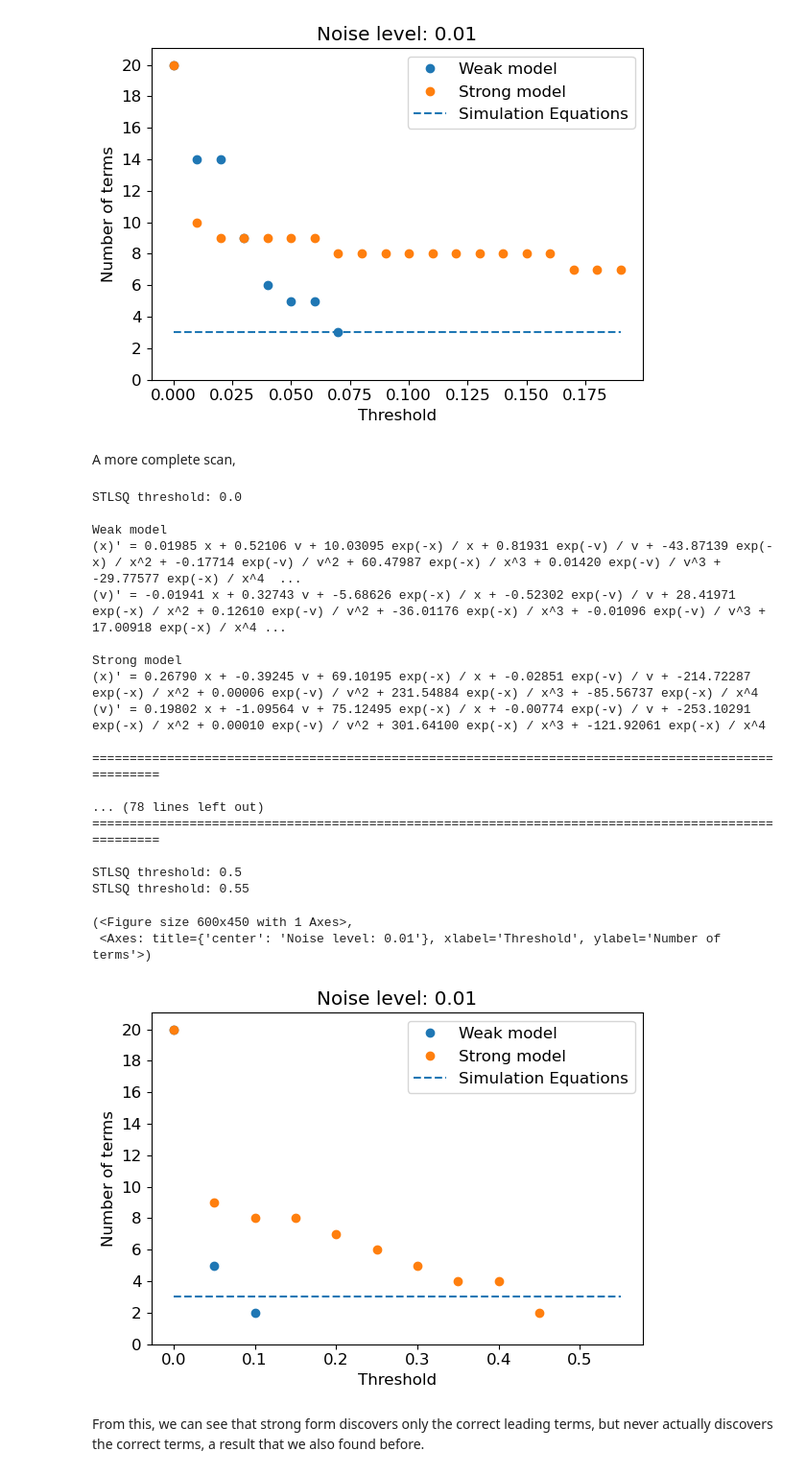
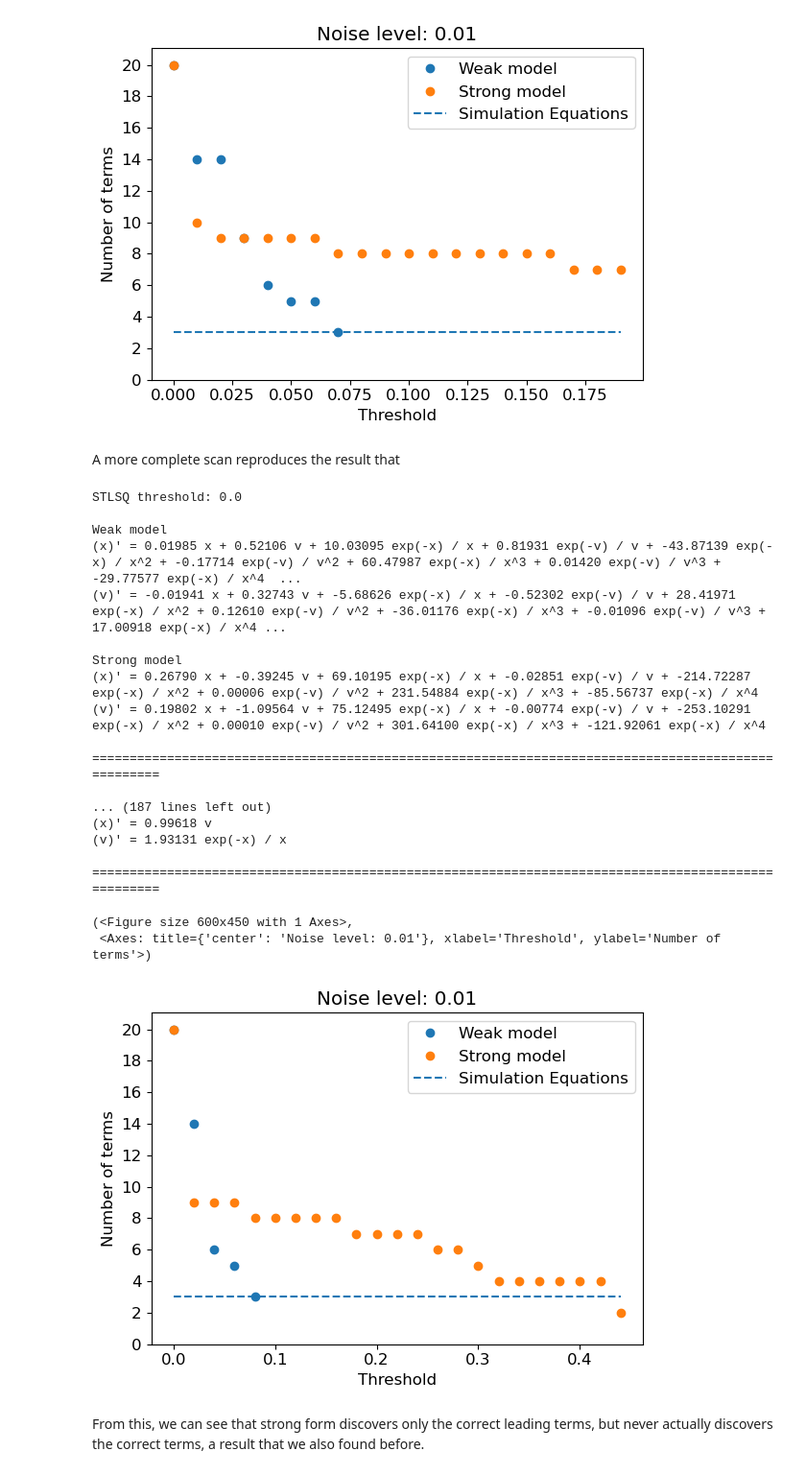
Before and after one commit to zbrookshowe/yukawa-sindy, a Jupyter notebook: Yukawa2body_weak.ipynb, the cells around one changed output. Shown at 96% size. Cells and saved outputs as stored; diff of their text form; code cells hidden in the pictures.

```diff
--- a/Yukawa2body_weak.ipynb
+++ b/Yukawa2body_weak.ipynb
@@ -87,11 +87,15 @@ def generate_libraries(t_for_weak):
     return weak_lib, strong_lib
 # %%
 def scan_thresholds(x_train, t_train, weak_lib, strong_lib, thresholds, verbose=False):
+    # initialize variables
+    if isinstance(x_train, list): multiple_trajectories = True
+    else: multiple_trajectories = False
     precision = 5
     num_simeq = 3
     complexities = np.empty((2,0))
-    fit_weak = True
-    fit_strong = True
+    fit_weak, fit_strong = 2*(True,)
+
+    # loop through thresholds and fit weak and strong SINDy models to the given dataset
     for thresh in thresholds:
         # set optimizer
         opt = ps.STLSQ(threshold=thresh)
@@ -101,7 +105,7 @@ def scan_thresholds(x_train, t_train, weak_lib, strong_lib, thresholds, verbose=
         if fit_weak:
             weak_model = ps.SINDy(feature_names=["x", "v"],
                                 feature_library=weak_lib, optimizer=opt)
-            weak_model.fit(x_train)
+            weak_model.fit(x_train, multiple_trajectories=multiple_trajectories)
             if verbose:
                 print("\nWeak model")
                 weak_model.print(precision=precision)
@@ -113,7 +117,7 @@ def scan_thresholds(x_train, t_train, weak_lib, strong_lib, thresholds, verbose=
         if fit_strong:
             strong_model = ps.SINDy(feature_names=["x", "v"],
                                     feature_library=strong_lib, optimizer=opt)
-            strong_model.fit(x_train, t=t_train)
+            strong_model.fit(x_train, t=t_train, multiple_trajectories=multiple_trajectories)
             if verbose:
                 print("\nStrong model")
                 strong_model.print(precision=precision)
@@ -122,21 +126,27 @@ def scan_thresholds(x_train, t_train, weak_lib, strong_lib, thresholds, verbose=
         else:
             strong_complexity = -1
 
+        # append new complexities to list
+        new_complexities = np.array([weak_complexity, strong_complexity]).reshape((2,1))
+        complexities = np.append(complexities, new_complexities, axis=1)
+
         # stop fitting models if complexity is below num_simeq
         if weak_complexity <= num_simeq:
             fit_weak = False
         if strong_complexity <= num_simeq:
             fit_strong = False
+        if not fit_weak and not fit_strong:
+            break
 
-        # append new complexities to list
-        new_complexities = np.array([weak_complexity, strong_complexity]).reshape((2,1))
-        complexities = np.append(complexities, new_complexities, axis=1)
+    # change threshold to have the same dim as complexities
+    num_complexities = complexities.shape[1]
+    thresholds = thresholds[0:num_complexities]
 
-    return complexities
+    return thresholds, complexities
 # %%
 thresholds = np.arange(0, 0.2, 0.01)
 libs = generate_libraries(sim.t)
-complexities = scan_thresholds(sim.x, sim.t, *libs, thresholds, verbose=True)
+thresholds, complexities = scan_thresholds(sim.x, sim.t, *libs, thresholds, verbose=True)
 # %% [output]
 STLSQ threshold: 0.0
 
@@ -181,33 +191,33 @@ plot_complexities(thresholds, complexities)
  <Axes: title={'center': 'Noise level: 0.01'}, xlabel='Threshold', ylabel='Number of terms'>)
 [figure]
 # %% [markdown]
-A more complete scan,
+A more complete scan reproduces the result that
 # %%
 thresholds = np.arange(0, 0.6, 0.02)
 libs = generate_libraries(sim.t)
-complexities = scan_thresholds(sim.x, sim.t, *libs, thresholds, verbose=True)
+thresholds, complexities = scan_thresholds(sim.x, sim.t, *libs, thresholds, verbose=True)
 plot_complexities(thresholds, complexities)
 # %% [output]
 STLSQ threshold: 0.0
 
 Weak model
 (x)' = 0.01985 x + 0.52106 v + 10.03095 exp(-x) / x + 0.81931 exp(-v) / v + -43.87139 exp(-x) / x^2 + -0.17714 exp(-v) / v^2 + 60.47987 exp(-x) / x^3 + 0.01420 exp(-v) / v^3 + -29.77577 exp(-x) / x^4  ...
 (v)' = -0.01941 x + 0.32743 v + -5.68626 exp(-x) / x + -0.52302 exp(-v) / v + 28.41971 exp(-x) / x^2 + 0.12610 exp(-v) / v^2 + -36.01176 exp(-x) / x^3 + -0.01096 exp(-v) / v^3 + 17.00918 exp(-x) / x^4 ...
 
 Strong model
 (x)' = 0.26790 x + -0.39245 v + 69.10195 exp(-x) / x + -0.02851 exp(-v) / v + -214.72287 exp(-x) / x^2 + 0.00006 exp(-v) / v^2 + 231.54884 exp(-x) / x^3 + -85.56737 exp(-x) / x^4
 (v)' = 0.19802 x + -1.09564 v + 75.12495 exp(-x) / x + -0.00774 exp(-v) / v + -253.10291 exp(-x) / x^2 + 0.00010 exp(-v) / v^2 + 301.64100 exp(-x) / x^3 + -121.92061 exp(-x) / x^4
 
 ====================================================================================================
 
-... (78 lines left out)
+... (187 lines left out)
+(x)' = 0.99618 v
+(v)' = 1.93131 exp(-x) / x
+
 ====================================================================================================
-
-STLSQ threshold: 0.5
-STLSQ threshold: 0.55
 (<Figure size 600x450 with 1 Axes>,
  <Axes: title={'center': 'Noise level: 0.01'}, xlabel='Threshold', ylabel='Number of terms'>)
-[figure, old version]
+[figure, new version]
 # %% [markdown]
 From this, we can see that strong form discovers only the correct leading terms, but never actually discovers the correct terms, a result that we also found before.
 # %%
```
Also changed, not shown: parts of 30 cells of this notebook.
